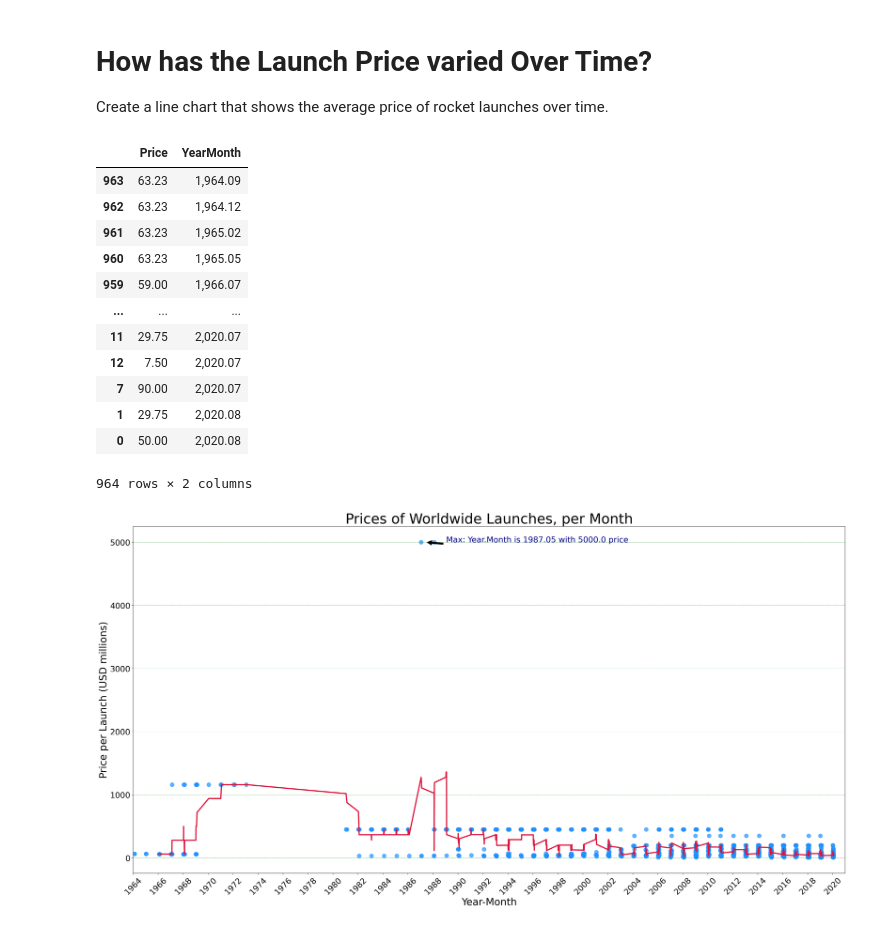
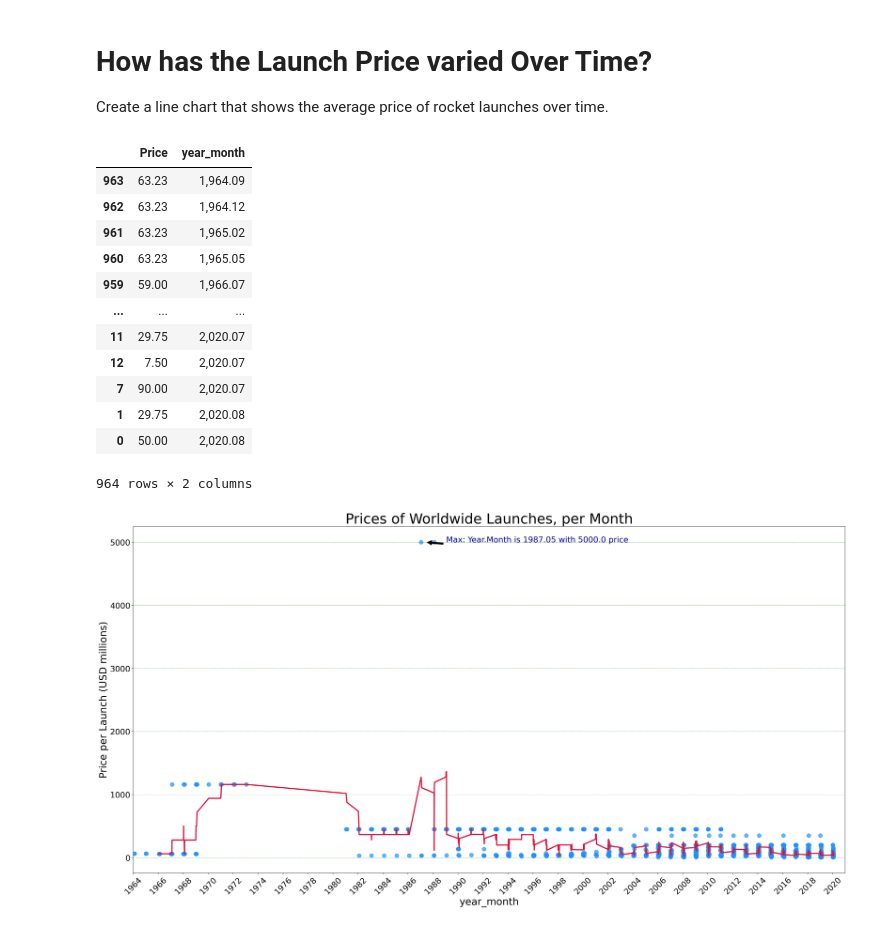
Before and after one commit to sjoerdreyer/Space_Missions_Data_Analysis, a Jupyter notebook: Space_Missions_Analysis_.ipynb, the cells around one changed output. Drawn from its saved outputs; the diff is of its cells as text; code cells hidden in the pictures.

Commit message:
Re-edit file after some issues with date columns

```diff
--- a/Space_Missions_Analysis_.ipynb
+++ b/Space_Missions_Analysis_.ipynb
@@ -122,6 +123,8 @@ df_data["Country"] = df_data.Location.str.split(', ').str[-1]
 
 df_data["Date"] = pd.to_datetime(df_data.Date, utc=True)
 
+
+
 df_data['Detail'] = df_data['Detail'].astype(str)
 df_data['Rocket_Status'] = df_data['Rocket_Status'].astype(str)
 
@@ -131,7 +134,7 @@ df_data['Price']=df_data['Price'].str.replace(',','')
 def f(x):
     try:
         return float(x)
-    except:
+    except ValueError:
         return np.nan
 
 df_data["Price"] = df_data["Price"].apply(f)
@@ -144,8 +147,10 @@ df_data['Year'] = df_data.Date.dt.year
 
 df_data['Month'] = df_data.Date.dt.month
 
-df_data['Year-Month'] = df_data.Date.dt.to_period('M')
+df_data['year_month'] = df_data.Date.dt.strftime('%Y-%m')
+df_data['year_month'] = df_data['year_month'].astype(str)
+df_data['year_month'] = df_data['year_month'].str.replace('-','.')
+df_data['year_month'] = df_data['year_month'].astype(float)
 
-df_data['YearMonth'] = clean_df.Date.map(lambda x: (100*x.year + x.month)/100)
 
-df_data.dtypes
+# df_data["year_month"] = pd.to_datetime(df_data['year_month'])
@@ -795,14 +806,14 @@ plt.show()
 
 Create a line chart that shows the average price of rocket launches over time.
 # %%
-price_over_time = price_df[['Price', 'YearMonth']].reset_index(drop=True)
-price_over_time.sort_values('YearMonth', ascending=True, inplace=True)
+price_over_time = price_df[['Price', 'year_month']].reset_index(drop=True)
+price_over_time.sort_values('year_month', ascending=True, inplace=True)
 
 price_moving_average_monthly = price_over_time.rolling(window=5).mean()
 
 price_over_time
 # %% [output]
-|  | Price | YearMonth |
+|  | Price | year_month |
 | 963 | 63.23 | 1,964.09 |
 | 962 | 63.23 | 1,964.12 |
 | 961 | 63.23 | 1,965.02 |
```
Also changed, not shown: parts of 17 cells of this notebook.
